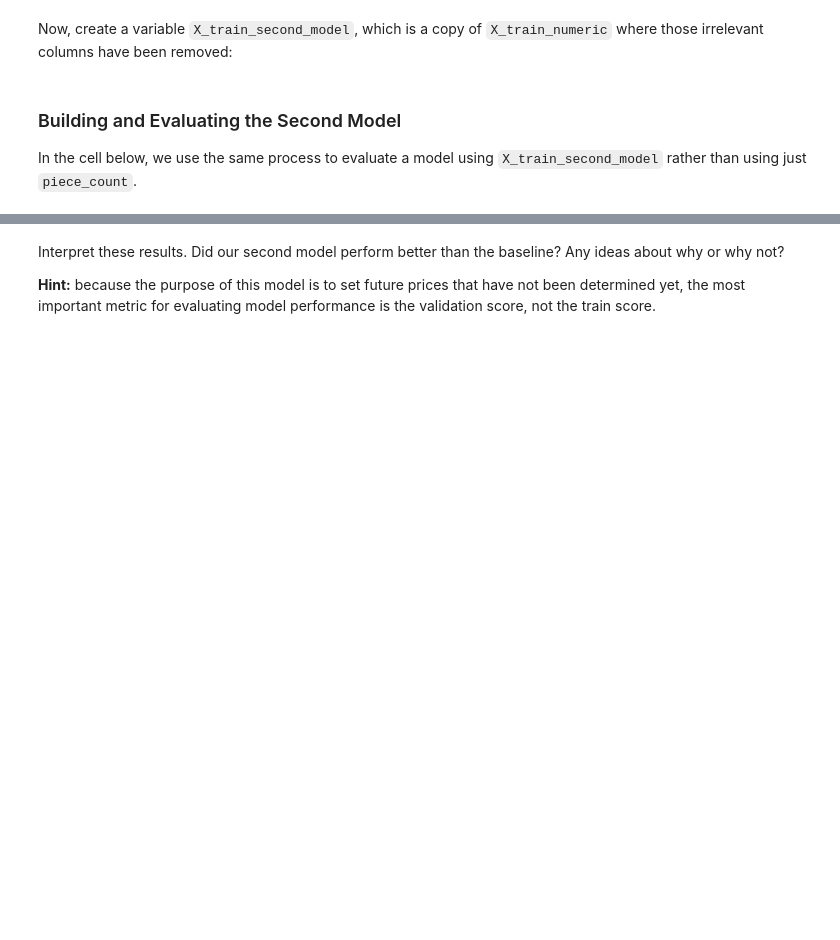
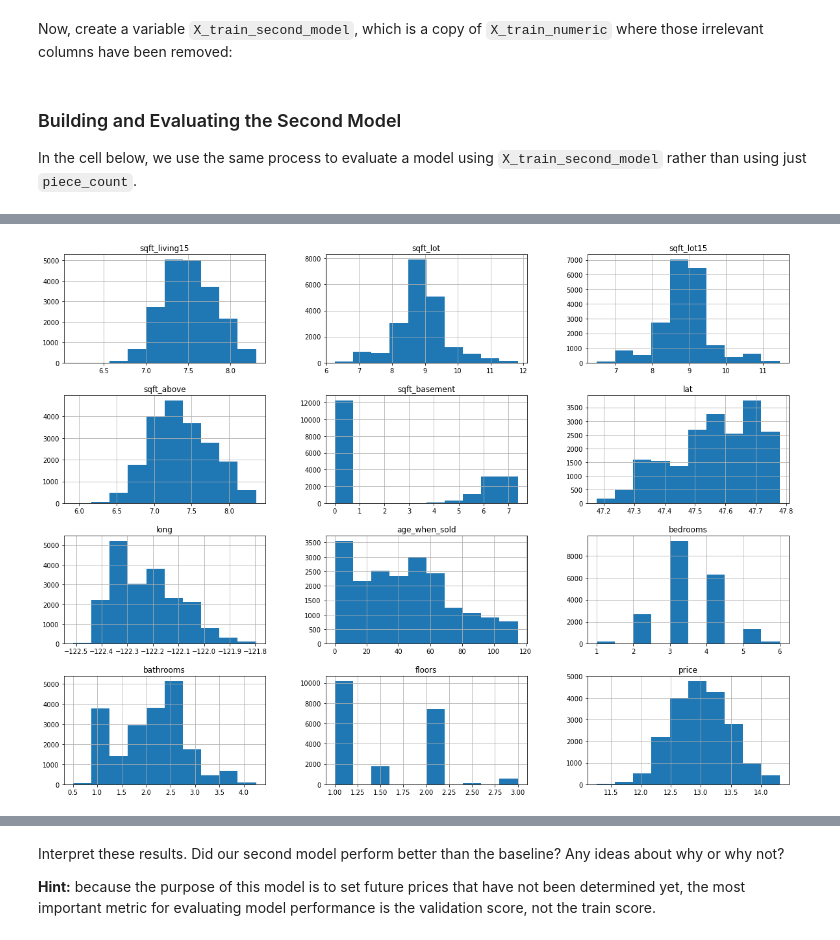
Before and after one commit to vict0rkang/dsc-phase-2-project-v2-3, a Jupyter notebook: index.ipynb, the cells around one changed output, grey strips where cells are left out. Drawn from its saved outputs; the diff is of its cells as text; code cells hidden in the pictures; blank space fills up the shorter version.

```diff
--- a/index.ipynb
+++ b/index.ipynb
@@ -1050,0 +1471,2 @@ In the cell below, we use the same process to evaluate a model using `X_train_se
+# %%
+trylog = ['sqft_living15', 'sqft_lot','sqft_lot15', 'sqft_above', 'sqft_basement','price']
@@ -1050,0 +1482,9 @@ In the cell below, we use the same process to evaluate a model using `X_train_se
+# %%
+dfohelog = dfohe.copy()
+# %%
+for feat in trylog:
+    dfohelog[feat] = dfohelog[feat].map(lambda x: np.log1p(x))
+# %%
+dfohelog[numerical+kindaboth+['price']].hist(figsize = (20,15));
+# %% [output]
+[figure, added]
```
Also changed, not shown: parts of 62 cells of this notebook.
